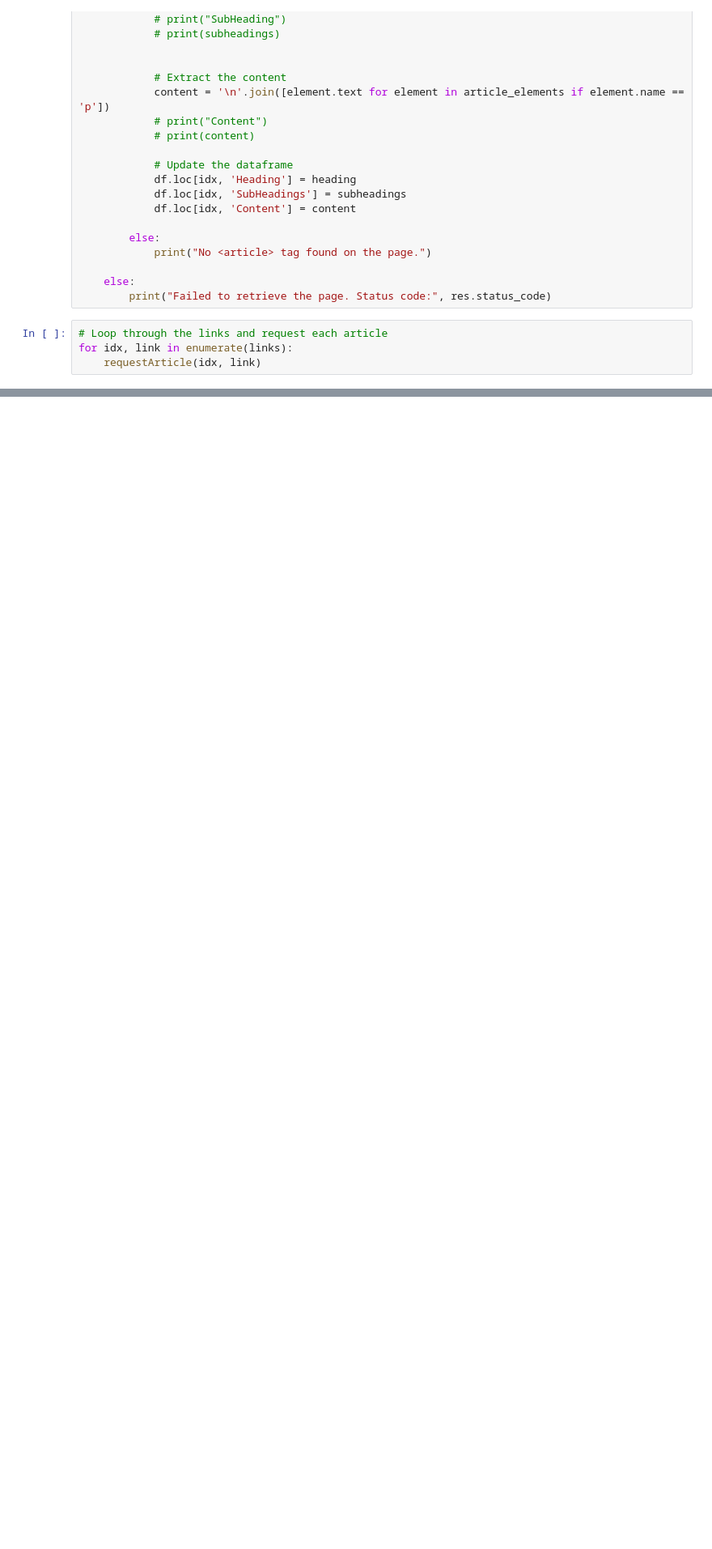
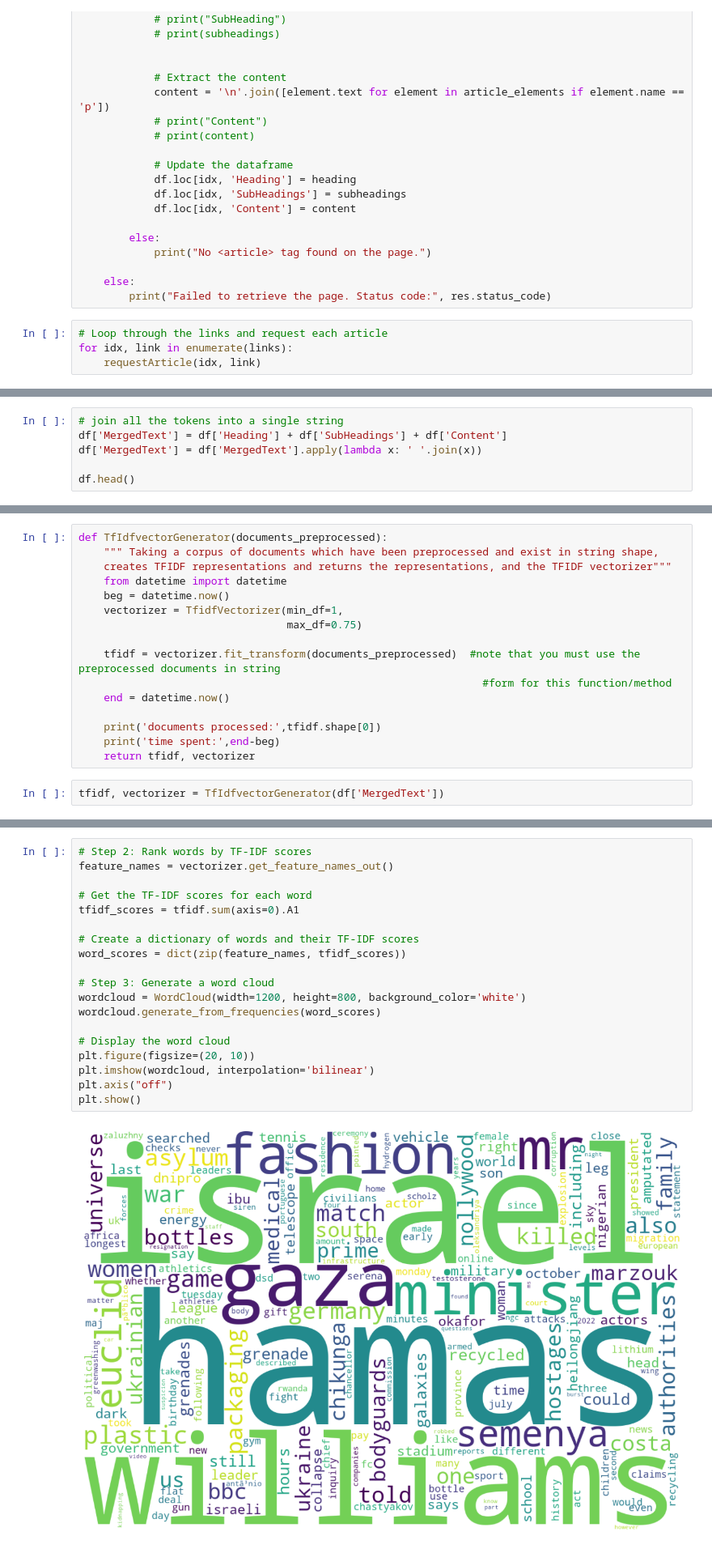
Before and after one commit to jlang62/nlp-training, a Jupyter notebook: NLP/Scraping/WebScraping.ipynb, the cells around one changed output, grey strips where cells are left out. Shown at 81% size. Drawn from its saved outputs; the diff is of its cells as text; blank space fills up the shorter version.

```diff
--- a/NLP/Scraping/WebScraping.ipynb
+++ b/NLP/Scraping/WebScraping.ipynb
@@ -152,0 +202,6 @@ df.head()
+# %%
+# join all the tokens into a single string
+df['MergedText'] = df['Heading'] + df['SubHeadings'] + df['Content']
+df['MergedText'] = df['MergedText'].apply(lambda x: ' '.join(x))
+
+df.head()
@@ -152,0 +215,18 @@ df.head()
+# %%
+def TfIdfvectorGenerator(documents_preprocessed):
+    """ Taking a corpus of documents which have been preprocessed and exist in string shape,
+    creates TFIDF representations and returns the representations, and the TFIDF vectorizer"""
+    from datetime import datetime
+    beg = datetime.now()
+    vectorizer = TfidfVectorizer(min_df=1,
+                                 max_df=0.75)
+
+    tfidf = vectorizer.fit_transform(documents_preprocessed)  #note that you must use the preprocessed documents in string
+                                                                #form for this function/method
+    end = datetime.now()
+
+    print('documents processed:',tfidf.shape[0])
+    print('time spent:',end-beg)
+    return tfidf, vectorizer
+# %%
+tfidf, vectorizer = TfIdfvectorGenerator(df['MergedText'])
@@ -152,0 +236,21 @@ df.head()
+# %%
+# Step 2: Rank words by TF-IDF scores
+feature_names = vectorizer.get_feature_names_out()
+
+# Get the TF-IDF scores for each word
+tfidf_scores = tfidf.sum(axis=0).A1
+
+# Create a dictionary of words and their TF-IDF scores
+word_scores = dict(zip(feature_names, tfidf_scores))
+
+# Step 3: Generate a word cloud
+wordcloud = WordCloud(width=1200, height=800, background_color='white')
+wordcloud.generate_from_frequencies(word_scores)
+
+# Display the word cloud
+plt.figure(figsize=(20, 10))
+plt.imshow(wordcloud, interpolation='bilinear')
+plt.axis("off")
+plt.show()
+# %% [output]
+[figure, added]
```
Also changed, not shown: parts of 7 cells of this notebook.
